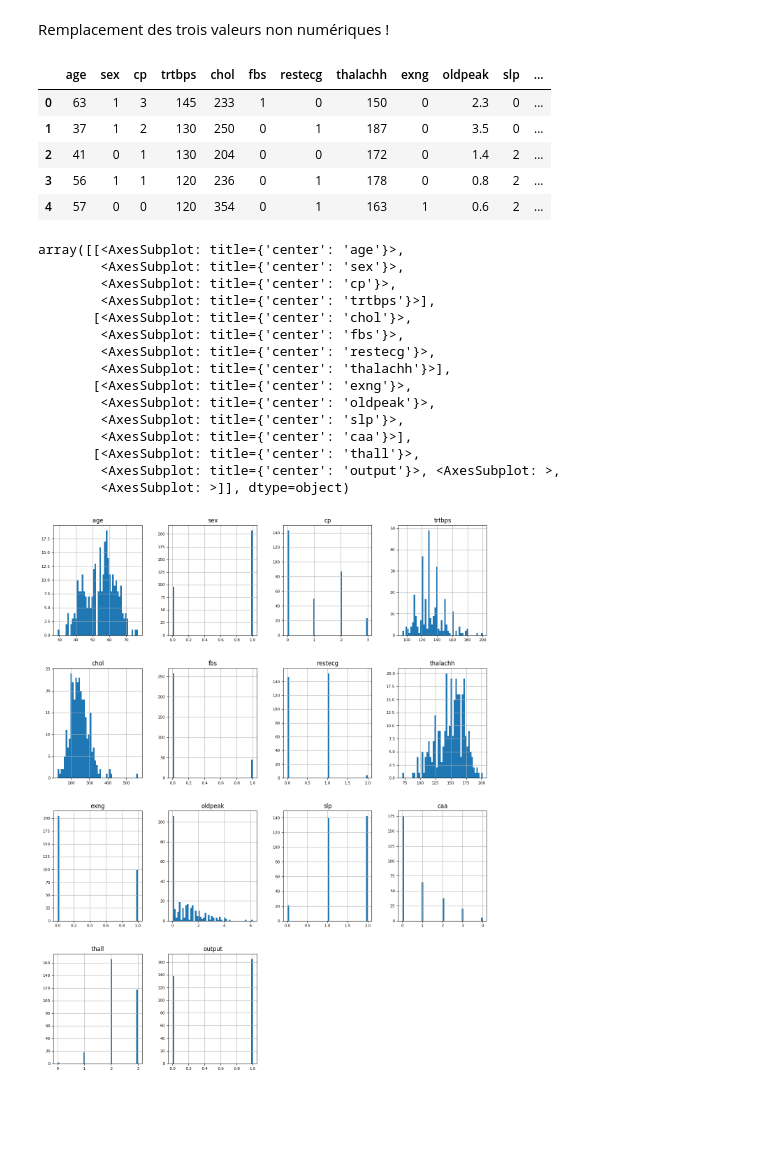
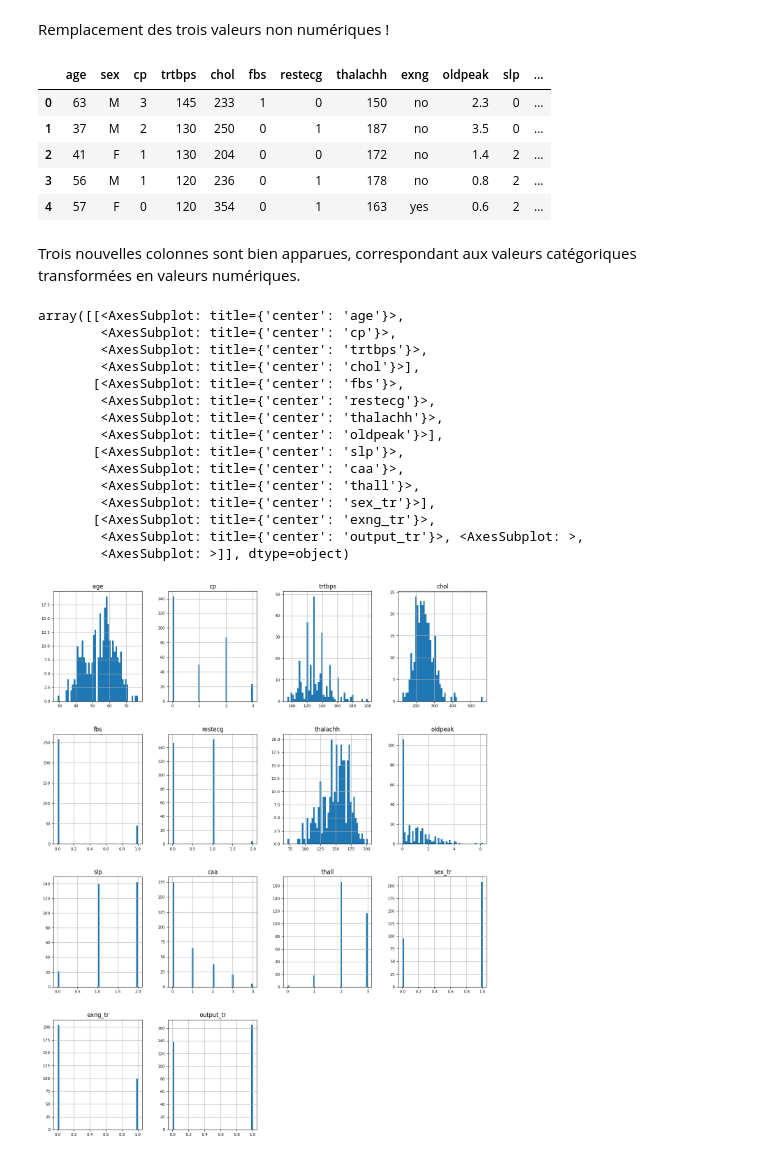
Before and after one commit to marcottemickyncrea/PythonWork, a Jupyter notebook: breaf3.ipynb, the cells around one changed output. Saved outputs shown, nothing was run; the diff lists cells and outputs as text; code cells hidden in the pictures; blank space fills up the shorter version.

```diff
--- a/breaf3.ipynb
+++ b/breaf3.ipynb
@@ -30,5 +34,5 @@ import matplotlib.pyplot as plt
 # %%
-data = pd.read_csv('dataset-breaf3.csv')
+data = pd.read_csv('données_médicales.csv')
 data.head()
 # %% [output]
 |  | age | sex | cp | trtbps | chol | fbs | restecg | thalachh | exng | oldpeak | slp | ... |
@@ -103,34 +78,37 @@ data_copy = data.copy()
 # %% [markdown]
 Remplacement des trois valeurs non numériques !
 # %%
-data_copy['sex'] = preprocessing.LabelEncoder().fit_transform(data['sex'])
-data_copy['exng'] = preprocessing.LabelEncoder().fit_transform(data['exng'])
-data_copy['output'] = preprocessing.LabelEncoder().fit_transform(data['output'])
+
+data['sex_tr'] = preprocessing.LabelEncoder().fit_transform(data['sex'])
+data['exng_tr'] = preprocessing.LabelEncoder().fit_transform(data['exng'])
+data['output_tr'] = preprocessing.LabelEncoder().fit_transform(data['output'])
 # %%
-data_copy.head()
+data.head()
 # %% [output]
 |  | age | sex | cp | trtbps | chol | fbs | restecg | thalachh | exng | oldpeak | slp | ... |
-| 0 | 63 | 1 | 3 | 145 | 233 | 1 | 0 | 150 | 0 | 2.3 | 0 | ... |
-| 1 | 37 | 1 | 2 | 130 | 250 | 0 | 1 | 187 | 0 | 3.5 | 0 | ... |
-| 2 | 41 | 0 | 1 | 130 | 204 | 0 | 0 | 172 | 0 | 1.4 | 2 | ... |
-| 3 | 56 | 1 | 1 | 120 | 236 | 0 | 1 | 178 | 0 | 0.8 | 2 | ... |
-| 4 | 57 | 0 | 0 | 120 | 354 | 0 | 1 | 163 | 1 | 0.6 | 2 | ... |
+| 0 | 63 | M | 3 | 145 | 233 | 1 | 0 | 150 | no | 2.3 | 0 | ... |
+| 1 | 37 | M | 2 | 130 | 250 | 0 | 1 | 187 | no | 3.5 | 0 | ... |
+| 2 | 41 | F | 1 | 130 | 204 | 0 | 0 | 172 | no | 1.4 | 2 | ... |
+| 3 | 56 | M | 1 | 120 | 236 | 0 | 1 | 178 | no | 0.8 | 2 | ... |
+| 4 | 57 | F | 0 | 120 | 354 | 0 | 1 | 163 | yes | 0.6 | 2 | ... |
+# %% [markdown]
+Trois nouvelles colonnes sont bien apparues, correspondant aux valeurs catégoriques transformées en valeurs numériques.
 # %%
-data_copy.hist(figsize=(16, 20), bins=50, xlabelsize=8, ylabelsize=8)
+data.hist(figsize=(16, 20), bins=50, xlabelsize=8, ylabelsize=8)
 # %% [output]
 array([[<AxesSubplot: title={'center': 'age'}>,
-        <AxesSubplot: title={'center': 'sex'}>,
         <AxesSubplot: title={'center': 'cp'}>,
-        <AxesSubplot: title={'center': 'trtbps'}>],
-       [<AxesSubplot: title={'center': 'chol'}>,
-        <AxesSubplot: title={'center': 'fbs'}>,
+        <AxesSubplot: title={'center': 'trtbps'}>,
+        <AxesSubplot: title={'center': 'chol'}>],
+       [<AxesSubplot: title={'center': 'fbs'}>,
         <AxesSubplot: title={'center': 'restecg'}>,
-        <AxesSubplot: title={'center': 'thalachh'}>],
-       [<AxesSubplot: title={'center': 'exng'}>,
-        <AxesSubplot: title={'center': 'oldpeak'}>,
-        <AxesSubplot: title={'center': 'slp'}>,
-        <AxesSubplot: title={'center': 'caa'}>],
-       [<AxesSubplot: title={'center': 'thall'}>,
-        <AxesSubplot: title={'center': 'output'}>, <AxesSubplot: >,
+        <AxesSubplot: title={'center': 'thalachh'}>,
+        <AxesSubplot: title={'center': 'oldpeak'}>],
+       [<AxesSubplot: title={'center': 'slp'}>,
+        <AxesSubplot: title={'center': 'caa'}>,
+        <AxesSubplot: title={'center': 'thall'}>,
+        <AxesSubplot: title={'center': 'sex_tr'}>],
+       [<AxesSubplot: title={'center': 'exng_tr'}>,
+        <AxesSubplot: title={'center': 'output_tr'}>, <AxesSubplot: >,
         <AxesSubplot: >]], dtype=object)
-[figure, old version]
+[figure, new version]
```
Also changed, not shown: parts of 7 cells of this notebook, 44 other files.
